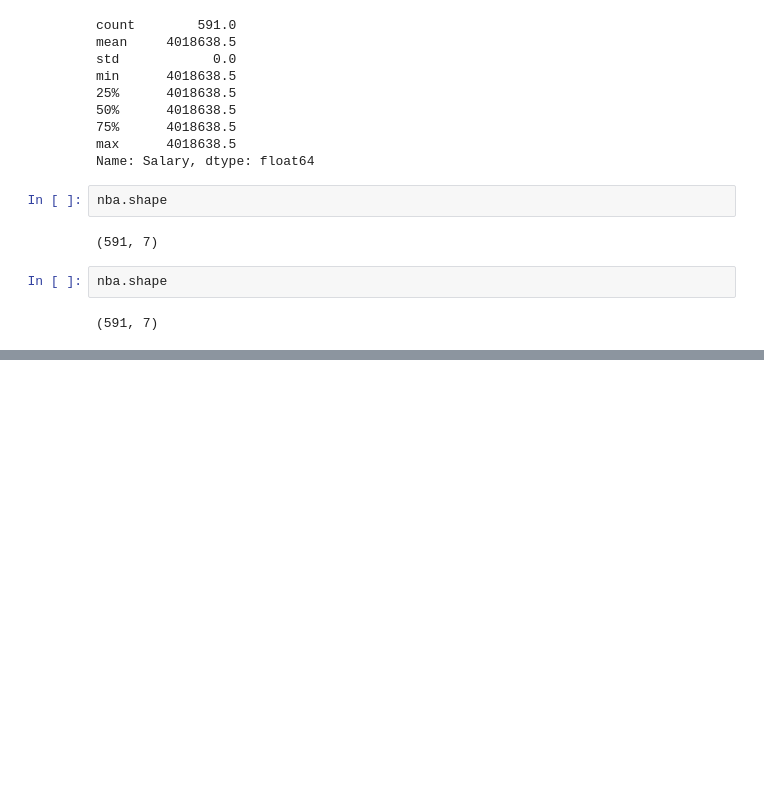
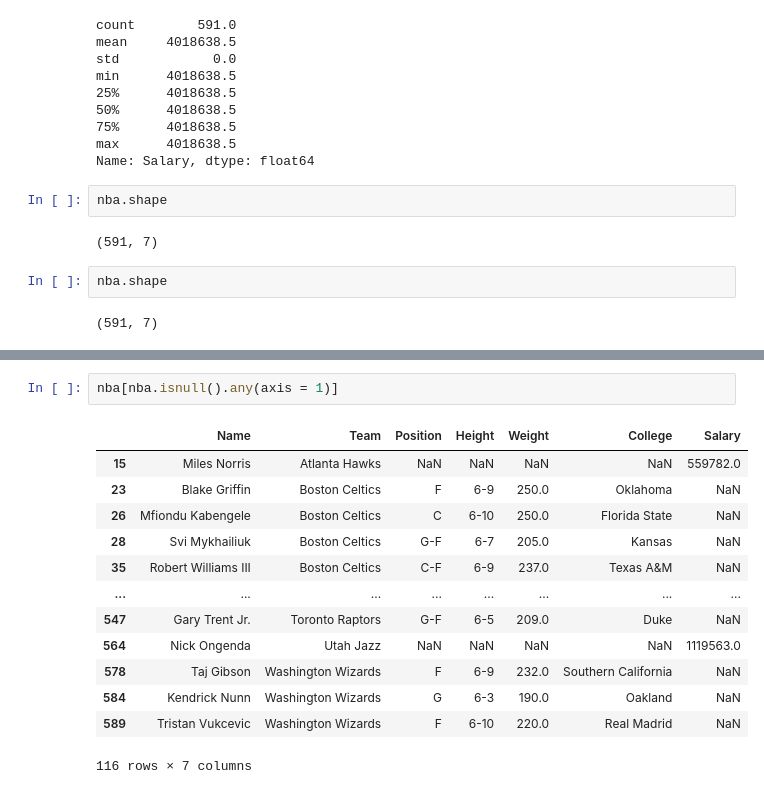
Before and after one commit to sthasarita/Pandas, a Jupyter notebook: Untitled6.ipynb, the cells around one changed output, grey strips where cells are left out. Drawn from its saved outputs; the diff is of its cells as text; blank space fills up the shorter version.

```diff
--- a/Untitled6.ipynb
+++ b/Untitled6.ipynb
@@ -1971,0 +2366,16 @@ nba.shape
+# %%
+nba[nba.isnull().any(axis = 1)]
+# %% [output]
+|  | Name | Team | Position | Height | Weight | College | Salary |
+| 15 | Miles Norris | Atlanta Hawks | NaN | NaN | NaN | NaN | 559782.0 |
+| 23 | Blake Griffin | Boston Celtics | F | 6-9 | 250.0 | Oklahoma | NaN |
+| 26 | Mfiondu Kabengele | Boston Celtics | C | 6-10 | 250.0 | Florida State | NaN |
+| 28 | Svi Mykhailiuk | Boston Celtics | G-F | 6-7 | 205.0 | Kansas | NaN |
+| 35 | Robert Williams III | Boston Celtics | C-F | 6-9 | 237.0 | Texas A&M | NaN |
+| ... | ... | ... | ... | ... | ... | ... | ... |
+| 547 | Gary Trent Jr. | Toronto Raptors | G-F | 6-5 | 209.0 | Duke | NaN |
+| 564 | Nick Ongenda | Utah Jazz | NaN | NaN | NaN | NaN | 1119563.0 |
+| 578 | Taj Gibson | Washington Wizards | F | 6-9 | 232.0 | Southern California | NaN |
+| 584 | Kendrick Nunn | Washington Wizards | G | 6-3 | 190.0 | Oakland | NaN |
+| 589 | Tristan Vukcevic | Washington Wizards | F | 6-10 | 220.0 | Real Madrid | NaN |
+116 rows × 7 columns
```
Also changed, not shown: parts of 142 cells of this notebook, 1 other file.
